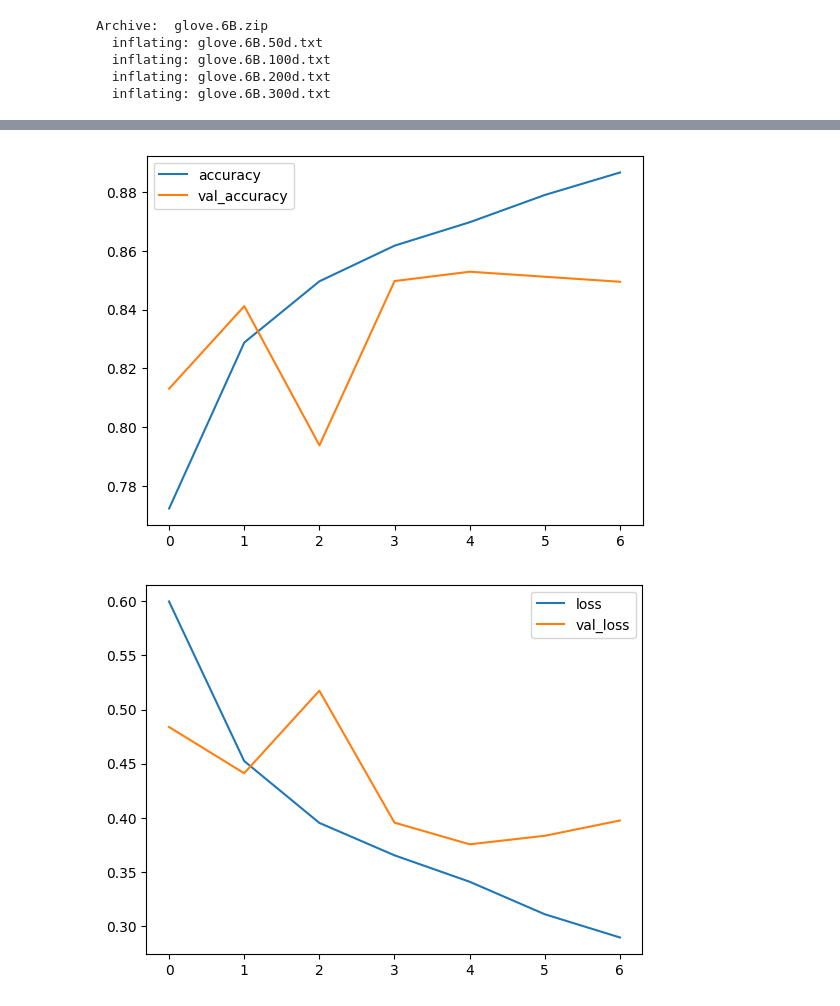
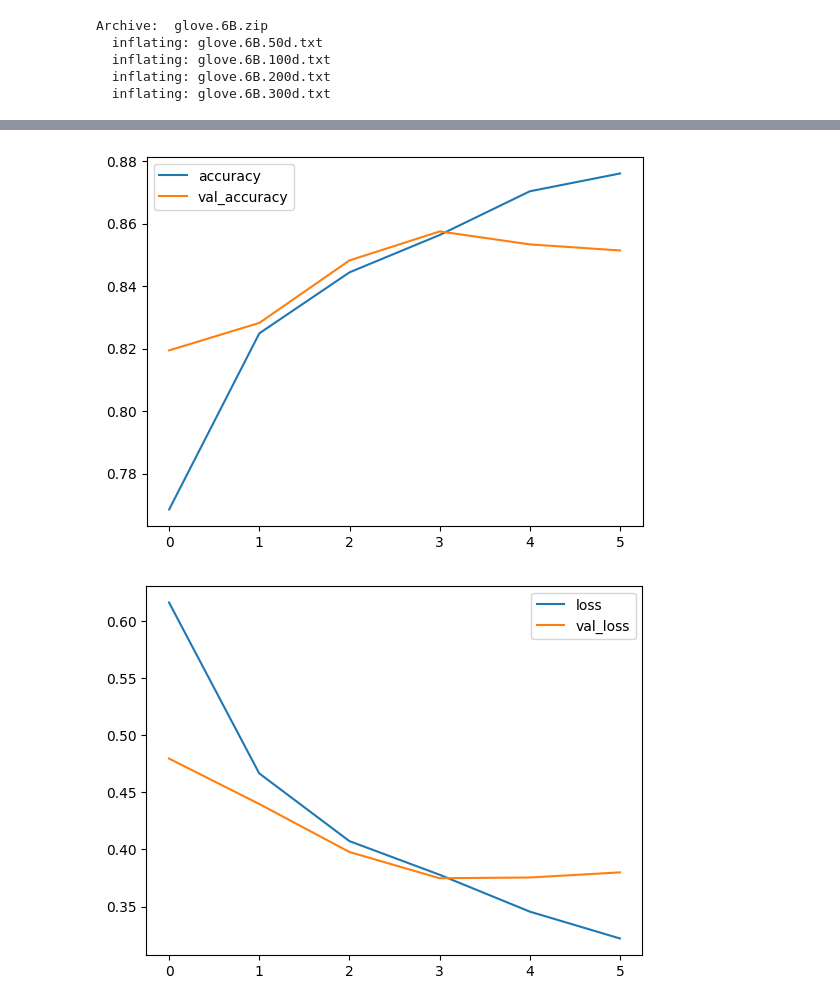
Before and after one commit to dsabljic/UUI-NLP-u-ugostiteljstvu, a Jupyter notebook: SentimentAnalysis.ipynb, the cells around one changed output, grey strips where cells are left out. Drawn from its saved outputs; the diff is of its cells as text; code cells hidden in the pictures.

Commit message:
BiGRU i BiLSTM sa GloVe vektorima

```diff
--- a/SentimentAnalysis.ipynb
+++ b/SentimentAnalysis.ipynb
@@ -565,17 +547,18 @@ embedding_layer = tf.keras.layers.Embedding(
     trainable=False
 )
 # %%
-gru_model_glove = tf.keras.models.Sequential([
+# BiGRU model sa GloVe vektorima
+gru_model_glove1 = tf.keras.models.Sequential([
     encoder,
     embedding_layer,
     tf.keras.layers.Bidirectional(tf.keras.layers.GRU(64)),
     tf.keras.layers.Dense(64, activation='relu'),
-    tf.keras.layers.Dropout(0.3),
+    tf.keras.layers.Dropout(0.4),
     tf.keras.layers.Dense(3, activation='softmax')])
 
-gru_model_glove.compile(optimizer=Adam(learning_rate=1e-3), loss='sparse_categorical_crossentropy', metrics=['accuracy'])
+gru_model_glove1.compile(optimizer=Adam(learning_rate=1e-3), loss='sparse_categorical_crossentropy', metrics=['accuracy'])
 
-history = gru_model_glove.fit(train_ds, epochs=10, validation_data=val_ds, callbacks=[tf.keras.callbacks.EarlyStopping(patience=2, monitor="val_accuracy")])
+history = gru_model_glove1.fit(train_ds, epochs=10, validation_data=val_ds, callbacks=[tf.keras.callbacks.EarlyStopping(patience=2, monitor="val_accuracy")])
 print(f"\nFinal val_accuracy: {history.history['val_accuracy'][-1]:.2%}\n")
 
 plot_metrics(history)
@@ -599,3 +580,3 @@ Final val_accuracy: 84.94%
-[figure, old version]
+[figure, new version]
-[figure, old version]
+[figure, new version]
 # %%
```
Also changed, not shown: parts of 17 cells of this notebook.
